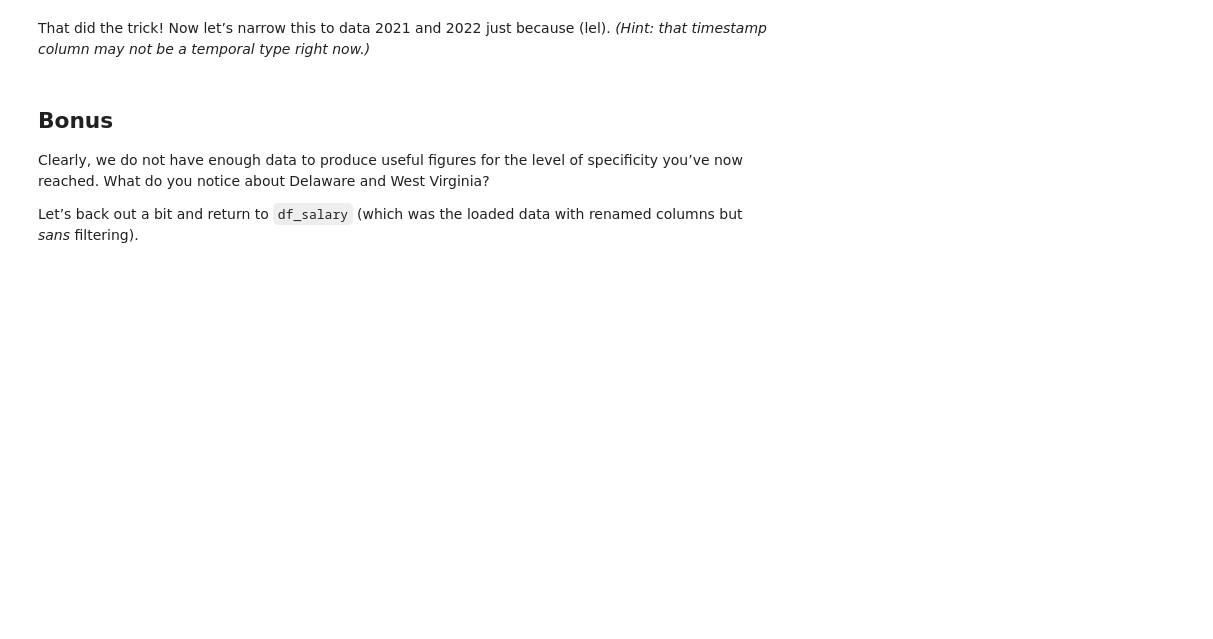
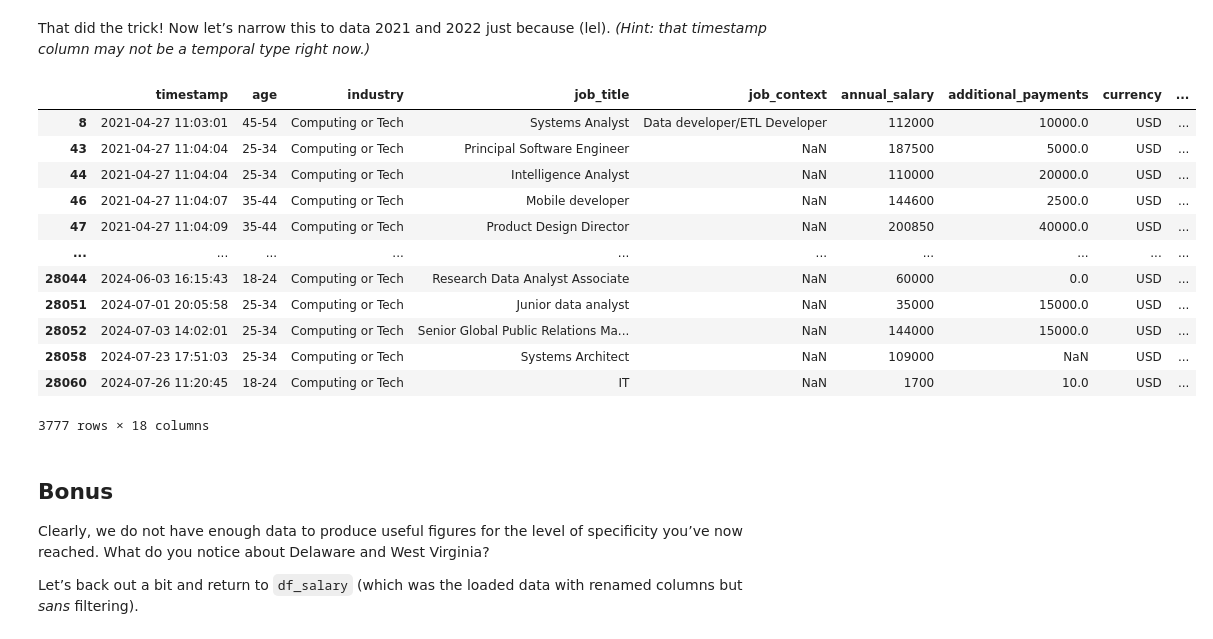
Before and after one commit to drod75/my-fork-DS-fri-1230, a Jupyter notebook: Week-02-DS-Overview-and-Data/Exercise-dr.ipynb, the cells around one changed output. Drawn from its saved outputs; the diff is of its cells as text; code cells hidden in the pictures; blank space fills up the shorter version.

```diff
--- a/Week-02-DS-Overview-and-Data/Exercise-dr.ipynb
+++ b/Week-02-DS-Overview-and-Data/Exercise-dr.ipynb
@@ -182,3 +344,10 @@ Let’s not worry about anything below the first 5 values for now. Convert the t
+# %%
+# Replace them all with 'US'.
+usa_dict = {'United States':'US',
+            "USA":"US",
+            "U.S.":"US",
+            "United States of America":"US"}
+df_salary_comp_usd = df_salary_comp_usd.replace(usa_dict)
 # %% [markdown]
 Have a look at the count of each unique country again now.
 # %%
@@ -189,0 +373,17 @@ Did you notice anything interesting?
+# %%
+# BONUS CREDIT: resolve [most of] those anomalous cases too without exhaustively taking every variant literally into account.
+def adjust(x):
+    return x.lower().strip()
+df_salary_comp_usd['country_of_work'] = df_salary_comp_usd['country_of_work'].apply(adjust)
+usa_dict = {"us":"US",
+            "usa":"US",
+            "united states":"US",
+            "u.s":"US",
+            "u.s.":"US",
+            "u.s.a":"US",
+            "u.s.a.":"US",
+            "united states of america":"US",
+            "united state of america":"US"}
+df_salary_comp_usd['country_of_work'] = df_salary_comp_usd['country_of_work'].replace(usa_dict)
+
+df_salary_comp_usd['country_of_work'].value_counts()
@@ -201,3 +420,11 @@ Well, pooh! We forgot that `salary` isn’t numeric. Something wrong must be fix
+# %%
+# Fix it.
+def remove_comma(x):
+    filler = x.split(',')
+    y = ''.join(filler)
+    return int(y)
+
+df_salary_comp_usd['annual_salary'] = df_salary_comp_usd['annual_salary'].apply(remove_comma)
 # %% [markdown]
 Let’s try that again.
 # %%
@@ -206,6 +450,22 @@ Let’s try that again.
 That did the trick! Now let’s narrow this to data 2021 and 2022 just because (lel). *(Hint: that timestamp column may not be a temporal type right now.)*
 # %%
 # Filter the data to within 2021, 2022, or 2023, saving the DataFrame to a new variable, and generate the summary again.
+df_salary_comp_usd['timestamp'] = pd.to_datetime(df_salary_comp_usd['timestamp'])
+df_salary_comp_usd
+# %% [output]
+|  | timestamp | age | industry | job_title | job_context | annual_salary | additional_payments | currency | ... |
+| 8 | 2021-04-27 11:03:01 | 45-54 | Computing or Tech | Systems Analyst | Data developer/ETL Developer | 112000 | 10000.0 | USD | ... |
+| 43 | 2021-04-27 11:04:04 | 25-34 | Computing or Tech | Principal Software Engineer | NaN | 187500 | 5000.0 | USD | ... |
+| 44 | 2021-04-27 11:04:04 | 25-34 | Computing or Tech | Intelligence Analyst | NaN | 110000 | 20000.0 | USD | ... |
+| 46 | 2021-04-27 11:04:07 | 35-44 | Computing or Tech | Mobile developer | NaN | 144600 | 2500.0 | USD | ... |
+| 47 | 2021-04-27 11:04:09 | 35-44 | Computing or Tech | Product Design Director | NaN | 200850 | 40000.0 | USD | ... |
+| ... | ... | ... | ... | ... | ... | ... | ... | ... | ... |
+| 28044 | 2024-06-03 16:15:43 | 18-24 | Computing or Tech | Research Data Analyst Associate | NaN | 60000 | 0.0 | USD | ... |
+| 28051 | 2024-07-01 20:05:58 | 25-34 | Computing or Tech | Junior data analyst | NaN | 35000 | 15000.0 | USD | ... |
+| 28052 | 2024-07-03 14:02:01 | 25-34 | Computing or Tech | Senior Global Public Relations Ma... | NaN | 144000 | 15000.0 | USD | ... |
+| 28058 | 2024-07-23 17:51:03 | 25-34 | Computing or Tech | Systems Architect | NaN | 109000 | NaN | USD | ... |
+| 28060 | 2024-07-26 11:20:45 | 18-24 | Computing or Tech | IT | NaN | 1700 | 10.0 | USD | ... |
+3777 rows × 18 columns
 # %% [markdown]
 ## Bonus
 
```
Also changed, not shown: parts of 24 cells of this notebook, 2 other files.
